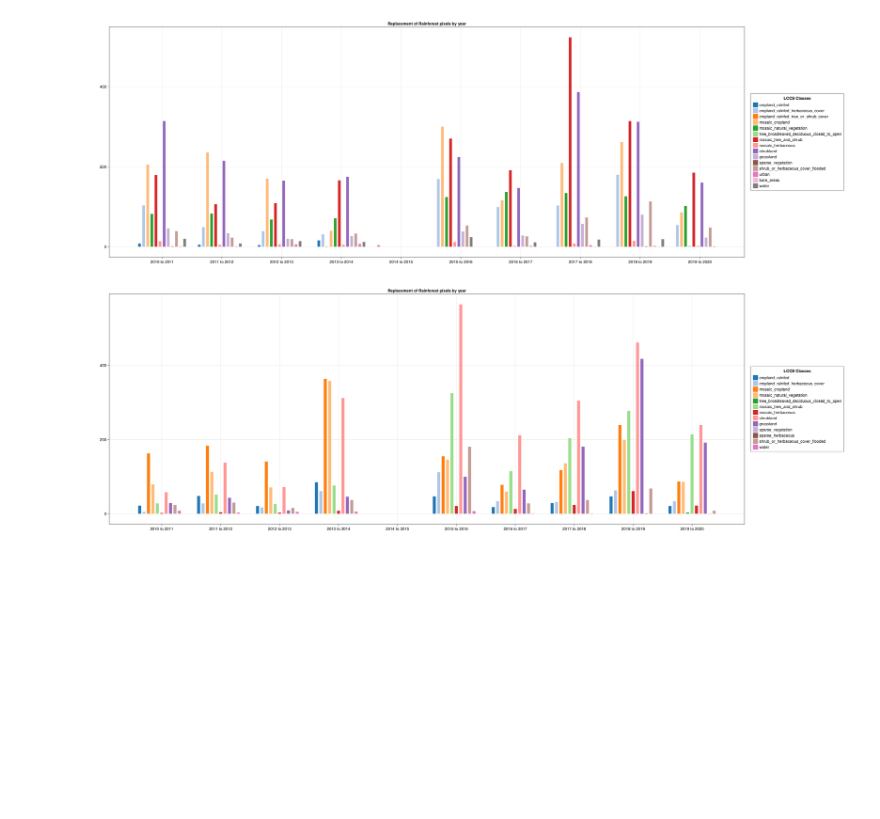
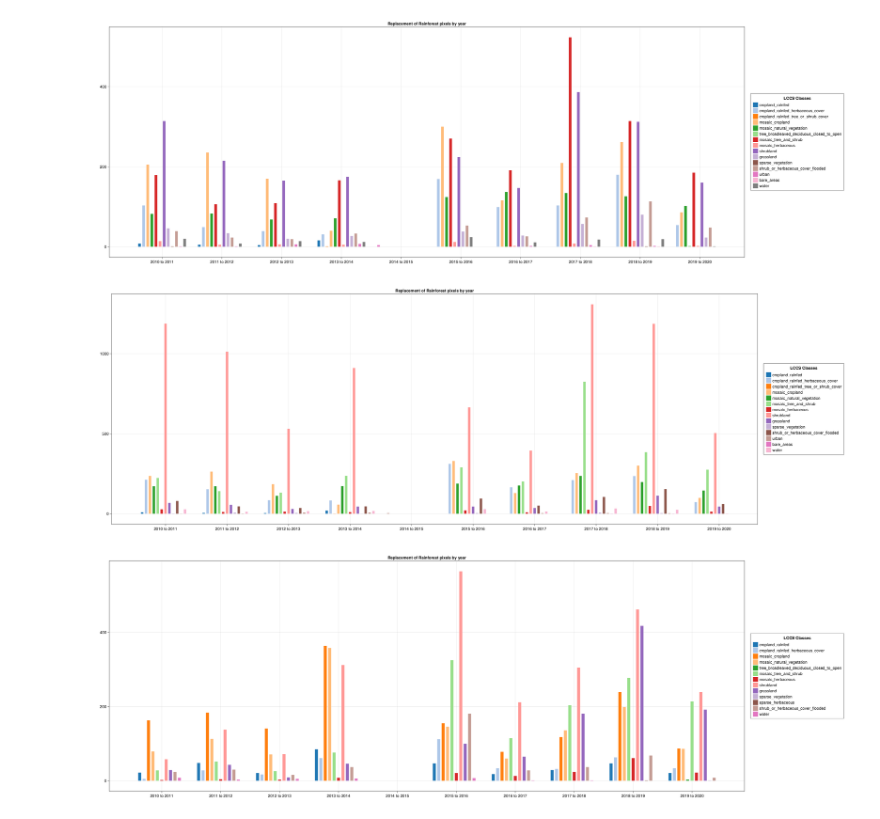
Before and after one commit to Eisenbahnplatte/spatio_temporal_data-rainforest_development, a Jupyter notebook: replacement_barcharts.ipynb, the cells around one changed output. Cells and saved outputs as stored; diff of their text form; code cells hidden in the pictures; blank space fills up the shorter version.

```diff
--- a/replacement_barcharts.ipynb
+++ b/replacement_barcharts.ipynb
@@ -34,4 +35,10 @@ rainforest_values = Set(Rainforestlib.LCCSClasses.categories["rainforest"].lccs_
 forest_values = Set(Rainforestlib.LCCSClasses.categories["forest"].lccs_classes)
 
 all_forest_values = union(forest_values, rainforest_values)
+
+all_forest_category = Rainforestlib.LCCSClasses.merge_categories(
+    "all_forest",
+    0.15,
+    Set([Rainforestlib.LCCSClasses.categories["forest"], Rainforestlib.LCCSClasses.categories["rainforest"]])
+)
 # %% [output]
@@ -53,6 +47,12 @@ Set{String} with 13 elements:
 Rainforestlib.build_replacement_figure(filtered_dc, Rainforestlib.LCCSClasses.categories["rainforest"]; resolution = (3000, 1000))
 # %% [output]
 [figure]
+# %%
+# now here with all forest values
+
+Rainforestlib.build_replacement_figure(filtered_dc, all_forest_category; resolution = (3000, 1000))
+# %% [output]
+[figure, added]
 # %%
 # this is the reverse, so it shows was there BEFORE it was turned into rainforest
 
```
Also changed, not shown: parts of 2 cells of this notebook, 3 other files.
